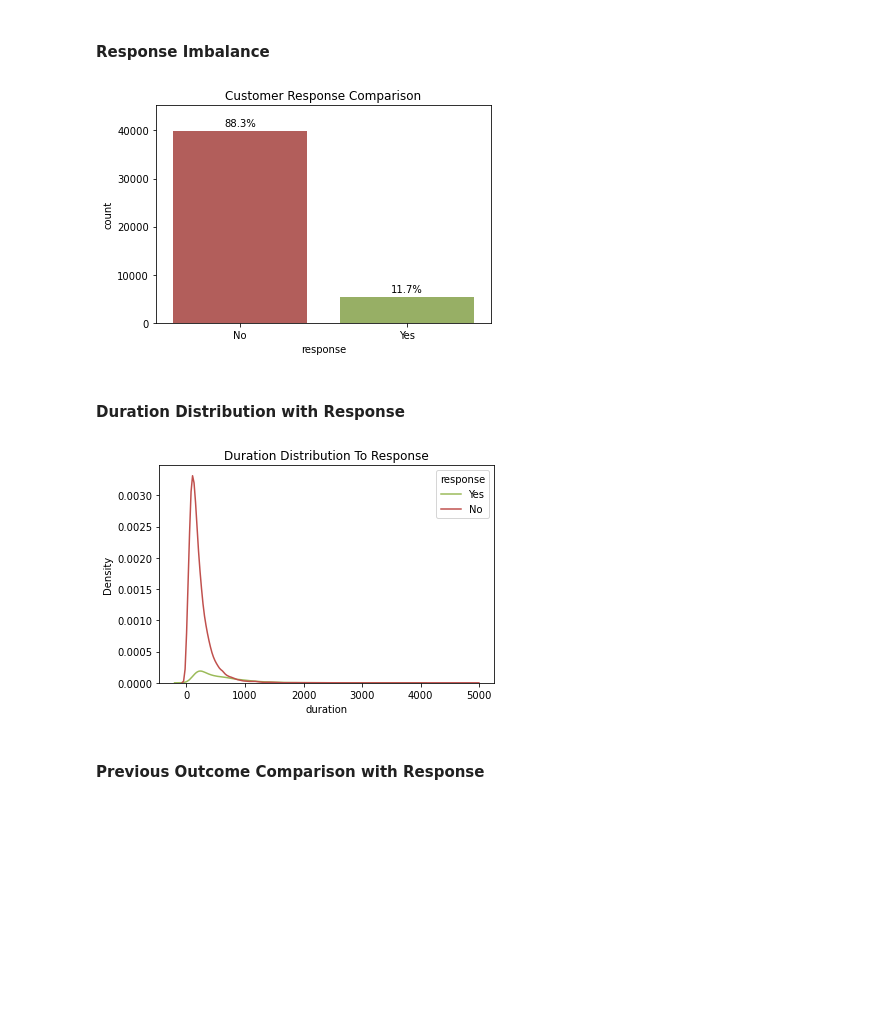
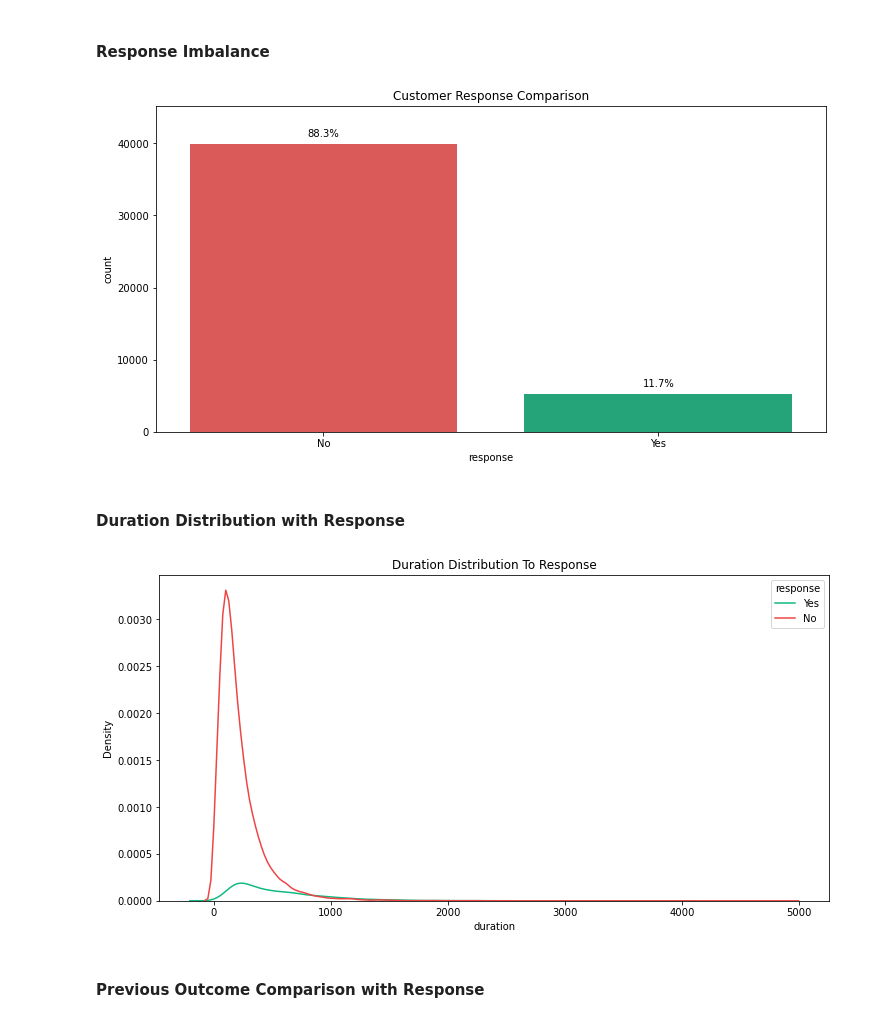
Before and after one commit to dendihandian/data-portfolio, a Jupyter notebook: bank-marketing/bank-marketing.ipynb, the cells around one changed output. Saved outputs shown, nothing was run; the diff lists cells and outputs as text; code cells hidden in the pictures; blank space fills up the shorter version.

```diff
--- a/bank-marketing/bank-marketing.ipynb
+++ b/bank-marketing/bank-marketing.ipynb
@@ -51,3 +53,6 @@ df.sample(5, random_state=1)
+# %%
+months = ["Jan", "Feb", "Mar", "Apr", "May", "Jun", "Jul", "Aug", "Sep", "Oct", "Nov", "Dec"]
+binary_pallete = ['#EF4444', '#10B981']
 # %% [markdown]
 ## Data Information & Description
 # %% [markdown]
@@ -154,0 +162,3 @@ array(['other', 'failure', 'success'], dtype=object)
+# %%
+df.drop('response', axis=1, inplace=True)
+df.rename(columns={'y': 'response'}, inplace=True)
@@ -154,0 +167,8 @@ array(['other', 'failure', 'success'], dtype=object)
+# %%
+df['eligible'] = df['eligible'].apply(lambda eligible: 'Yes' if eligible == 'Y' else 'No')
+df['targeted'] = df['targeted'].apply(lambda targeted: targeted.title())
+df['default'] = df['default'].apply(lambda default: default.title())
+df['housing'] = df['housing'].apply(lambda housing: housing.title())
+df['loan'] = df['loan'].apply(lambda loan: loan.title())
+df['response'] = df['response'].apply(lambda response: response.title())
+df['month'] = df['month'].apply(lambda month: month.title())
@@ -273,30 +307,32 @@ plt.show();
 # %%
 df_for_plot = df.groupby(['response']).agg({'response': 'count'}).rename(columns={'response': 'count'}).reset_index()
 df_for_plot['percentage'] = df_for_plot['count'].apply(lambda x: round(x / df_for_plot['count'].sum(), 3) * 100)
 
+plt.figure(figsize=(12, 6))
 sns.barplot(
     x='response',
     y='count',
-    palette=['#C0504D', '#9BBB59'],
+    palette=binary_pallete,
     data=df_for_plot
 )
-plt.xticks(ticks=[0,1], labels=['No','Yes'])
+
 plt.title('Customer Response Comparison')
 plt.ylim((0, df_for_plot['count'].sum()))
 
-for index,row in df_for_plot.iterrows():
-    plt.text(x=row['response'], y=row['count'] + 1000, s=f"{str(round(row['percentage'], 3))}%", ha='center')
+for index, row in df_for_plot.iterrows():
+    plt.text(x=index, y=row['count'] + 1000, s=f"{str(round(row['percentage'], 3))}%", ha='center')
 
 plt.show();
 # %% [output]
-[figure, old version]
+[figure, new version]
 # %% [markdown]
 #### Duration Distribution with Response
 # %%
+plt.figure(figsize=(12, 6))
 sns.kdeplot(
     x='duration',
     hue='response',
-    palette=['#C0504D', '#9BBB59'],
+    palette=binary_pallete,
     data=df
 )
 plt.title('Duration Distribution To Response')
@@ -304,7 +340,7 @@ legend = plt.legend(labels=['Yes', 'No'])
 legend.set_title('response')
 plt.show();
 # %% [output]
-[figure, old version]
+[figure, new version]
 # %% [markdown]
 #### Previous Outcome Comparison with Response
 # %%
```
Also changed, not shown: parts of 14 cells of this notebook.
